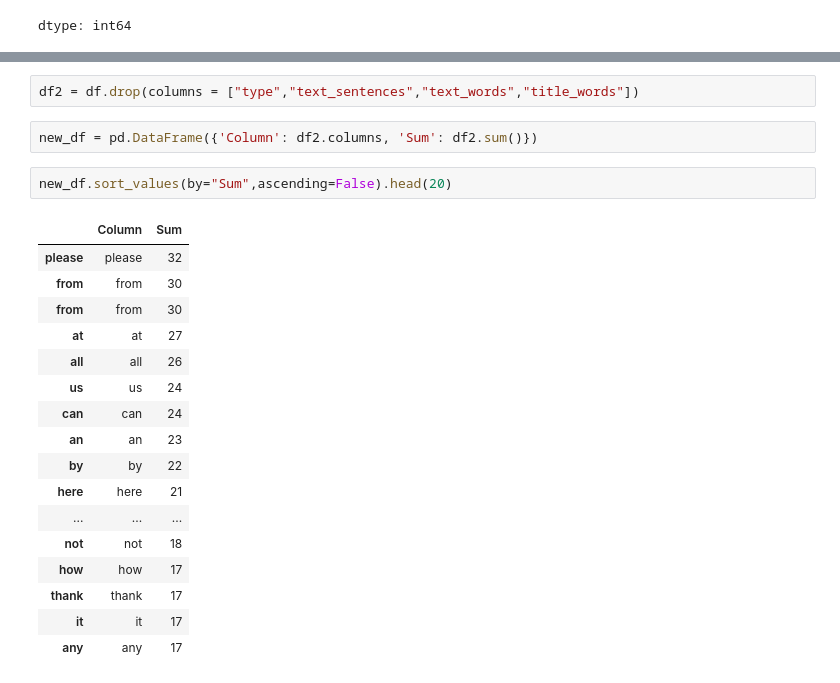
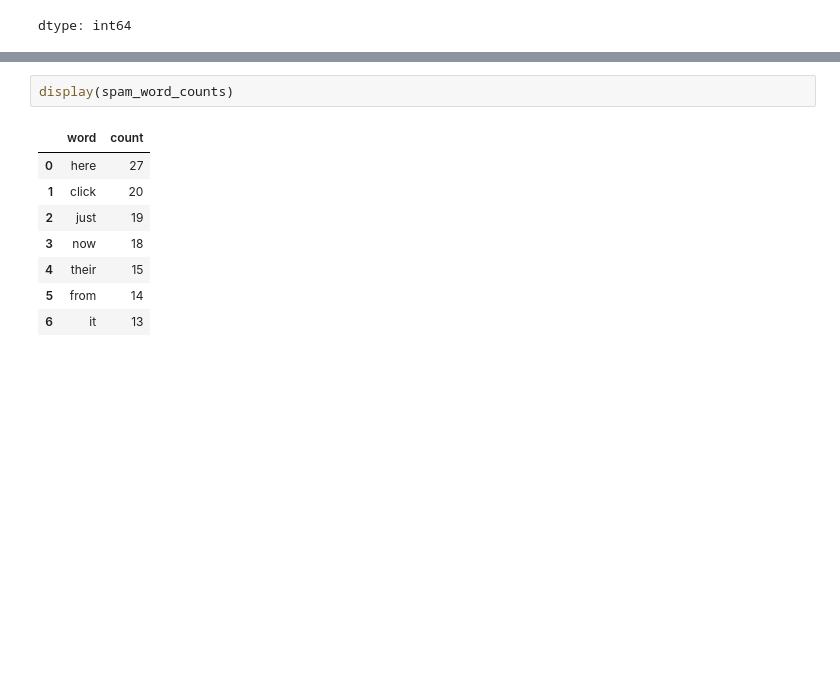
Before and after one commit to maggiecrowner/DS4002-Project1, a Jupyter notebook: DSProject1.ipynb, the cells around one changed output, grey strips where cells are left out. Saved outputs shown, nothing was run; the diff lists cells and outputs as text; blank space fills up the shorter version.

```diff
--- a/DSProject1.ipynb
+++ b/DSProject1.ipynb
@@ -153,24 +145,11 @@ df.head()
-# %%
-df2 = df.drop(columns = ["type","text_sentences","text_words","title_words"])
-# %%
-new_df = pd.DataFrame({'Column': df2.columns, 'Sum': df2.sum()})
-# %%
-new_df.sort_values(by="Sum",ascending=False).head(20)
-# %% [output]
-|  | Column | Sum |
-| please | please | 32 |
-| from | from | 30 |
-| from | from | 30 |
-| at | at | 27 |
-| all | all | 26 |
-| us | us | 24 |
-| can | can | 24 |
-| an | an | 23 |
-| by | by | 22 |
-| here | here | 21 |
-| ... | ... | ... |
-| not | not | 18 |
-| how | how | 17 |
-| thank | thank | 17 |
-| it | it | 17 |
-| any | any | 17 |
+# %%
+display(spam_word_counts)
+# %% [output]
+|  | word | count |
+| 0 | here | 27 |
+| 1 | click | 20 |
+| 2 | just | 19 |
+| 3 | now | 18 |
+| 4 | their | 15 |
+| 5 | from | 14 |
+| 6 | it | 13 |
```
Also changed, not shown: parts of 9 cells of this notebook.
